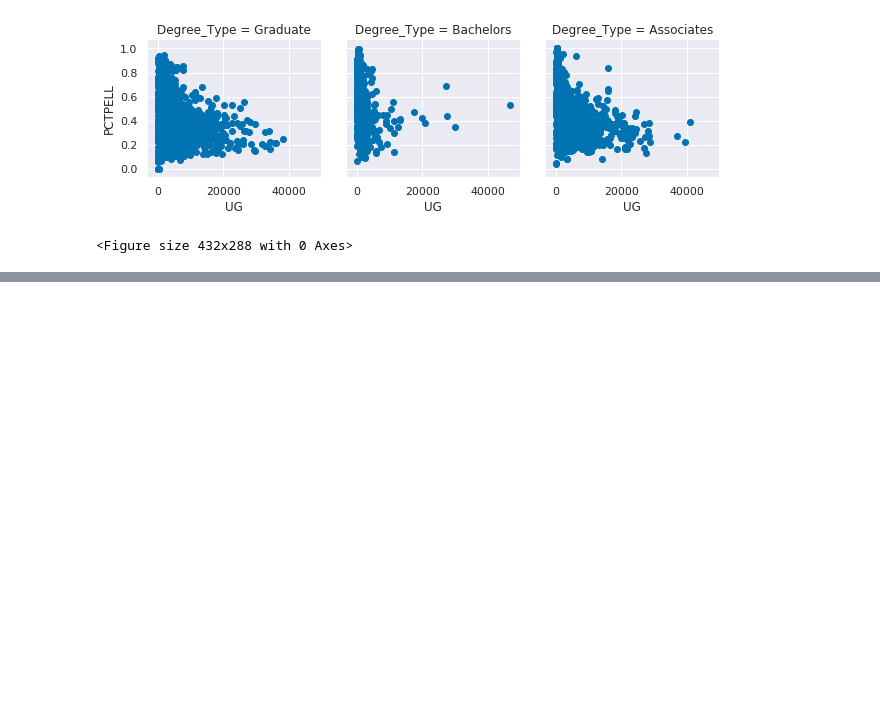
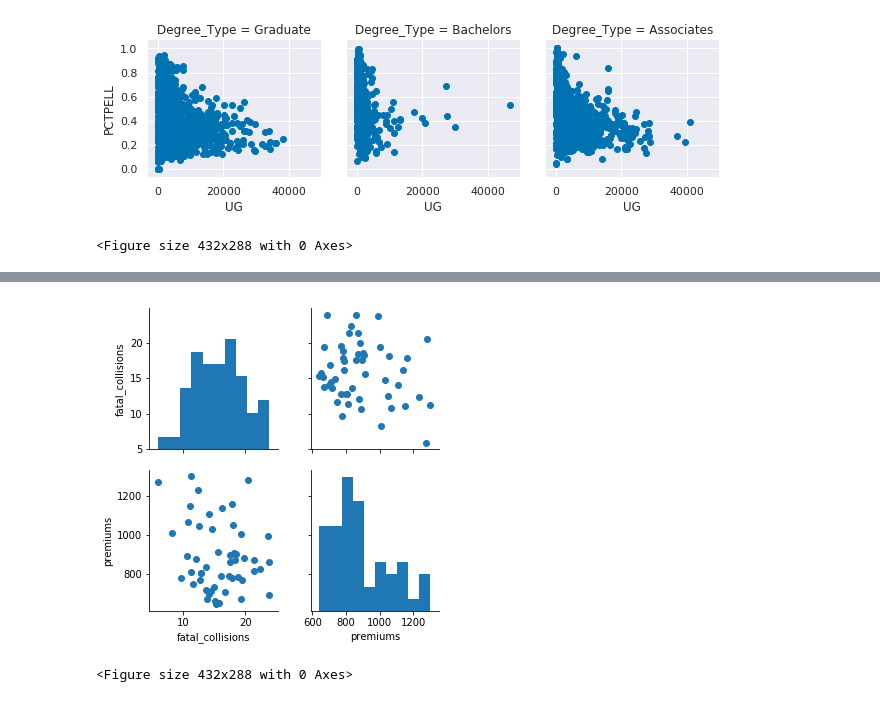
Before and after one commit to AilingLiu/Python-Visualisation, a Jupyter notebook: Visualisation_on_Housing_Data_Using_Seaborn.ipynb, the cells around one changed output, grey strips where cells are left out. Saved outputs shown, nothing was run; the diff lists cells and outputs as text; code cells hidden in the pictures; blank space fills up the shorter version.

```diff
--- a/Visualisation_on_Housing_Data_Using_Seaborn.ipynb
+++ b/Visualisation_on_Housing_Data_Using_Seaborn.ipynb
@@ -532,0 +575,11 @@ plt.clf()
+# %%
+# Create the same PairGrid but map a histogram on the diag
+g = sns.PairGrid(insurance, vars=["fatal_collisions", "premiums"])
+g2 = g.map_diag(plt.hist)
+g3 = g2.map_offdiag(plt.scatter)
+
+plt.show()
+plt.clf()
+# %% [output]
+[figure, added]
+<Figure size 432x288 with 0 Axes>
```
Also changed, not shown: parts of 14 cells of this notebook.
